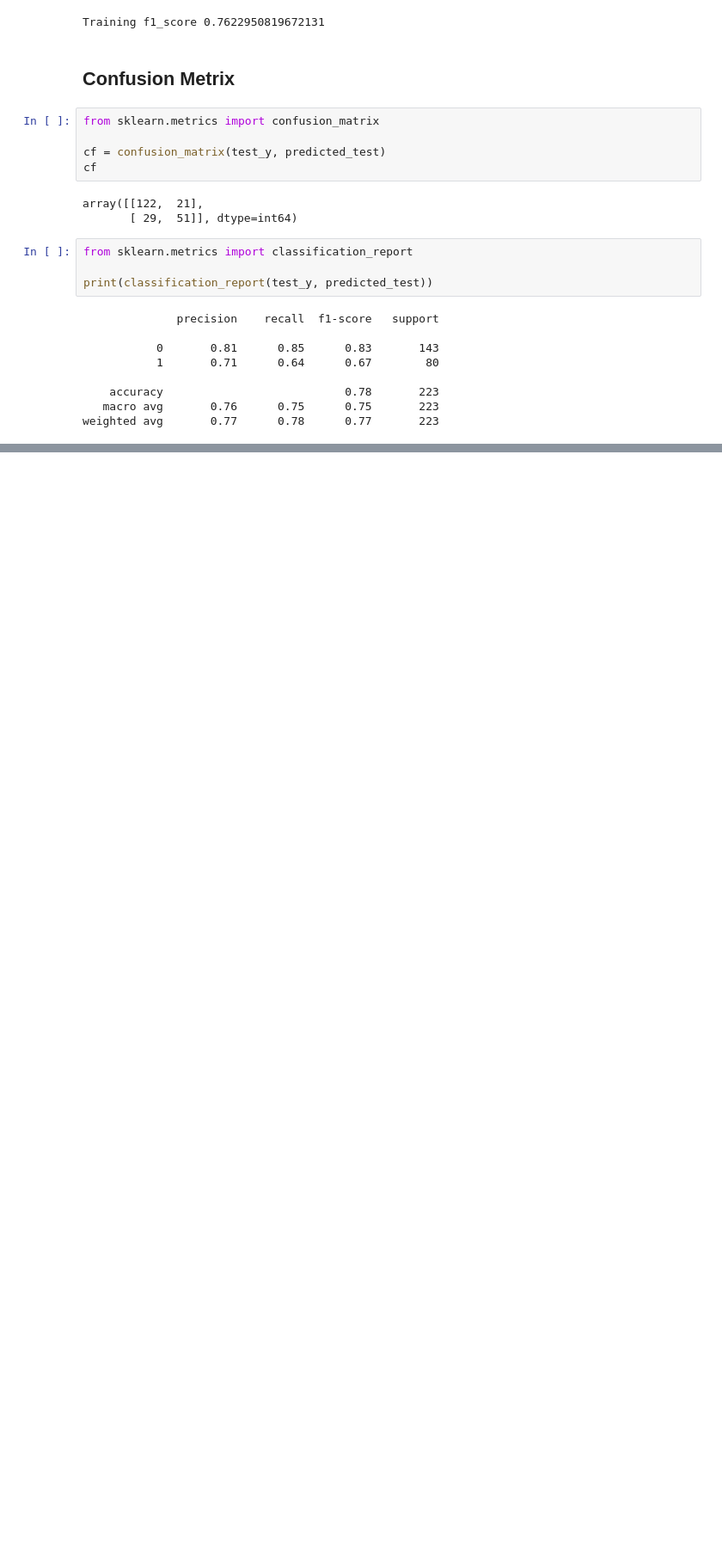
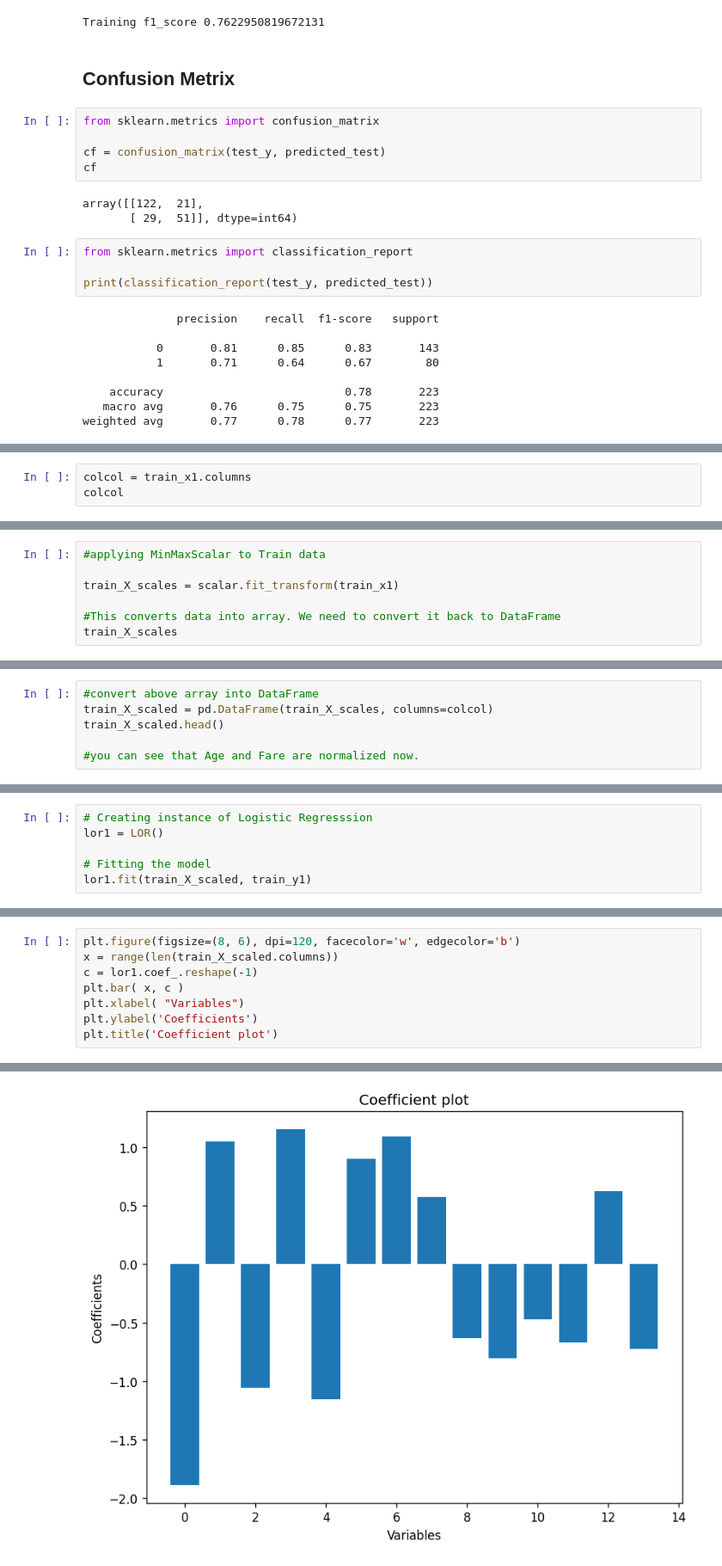
Before and after one commit to Neelam-Singhal/Linear-Models, a Jupyter notebook: logisticRegression.ipynb, the cells around one changed output, grey strips where cells are left out. Shown at 86% size. Saved outputs shown, nothing was run; the diff lists cells and outputs as text; blank space fills up the shorter version.

Commit message:
Logistic Models

```diff
--- a/logisticRegression.ipynb
+++ b/logisticRegression.ipynb
@@ -221,0 +300,3 @@ weighted avg       0.77      0.78      0.77       223
+# %%
+colcol = train_x1.columns
+colcol
@@ -221,0 +308,7 @@ weighted avg       0.77      0.78      0.77       223
+# %%
+#applying MinMaxScalar to Train data
+
+train_X_scales = scalar.fit_transform(train_x1)
+
+#This converts data into array. We need to convert it back to DataFrame
+train_X_scales
@@ -221,0 +329,6 @@ weighted avg       0.77      0.78      0.77       223
+# %%
+#convert above array into DataFrame
+train_X_scaled = pd.DataFrame(train_X_scales, columns=colcol)
+train_X_scaled.head()
+
+#you can see that Age and Fare are normalized now.
@@ -221,0 +342,6 @@ weighted avg       0.77      0.78      0.77       223
+# %%
+# Creating instance of Logistic Regresssion
+lor1 = LOR()
+
+# Fitting the model
+lor1.fit(train_X_scaled, train_y1)
@@ -221,0 +359,9 @@ weighted avg       0.77      0.78      0.77       223
+# %%
+plt.figure(figsize=(8, 6), dpi=120, facecolor='w', edgecolor='b')
+x = range(len(train_X_scaled.columns))
+c = lor1.coef_.reshape(-1)
+plt.bar( x, c )
+plt.xlabel( "Variables")
+plt.ylabel('Coefficients')
+plt.title('Coefficient plot')
+# %% [output]
@@ -221,0 +369 @@ weighted avg       0.77      0.78      0.77       223
+[figure, added]
```
Also changed, not shown: parts of 15 cells of this notebook.
